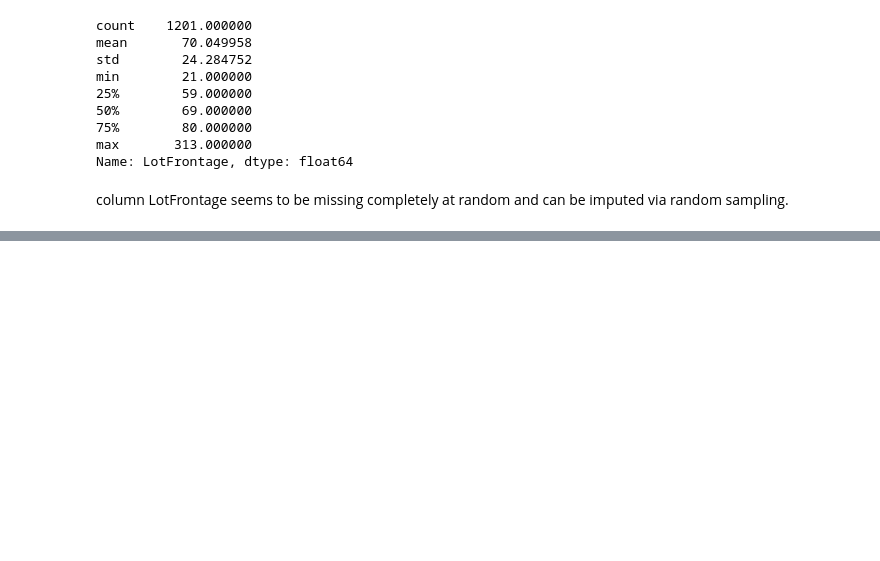
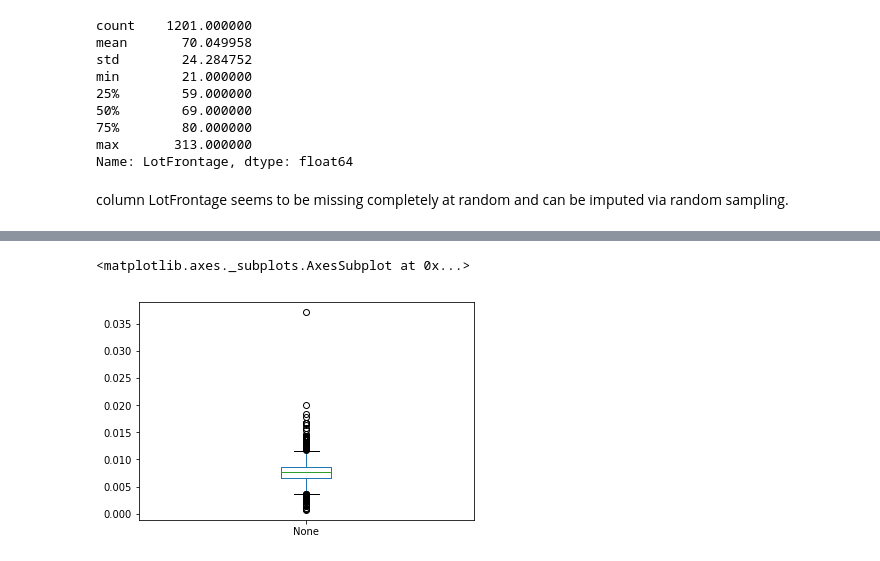
Before and after one commit to jimmy-jing/housing_ml, a Jupyter notebook: jj_first_run.ipynb, the cells around one changed output, grey strips where cells are left out. Drawn from its saved outputs; the diff is of its cells as text; code cells hidden in the pictures; blank space fills up the shorter version.

```diff
--- a/jj_first_run.ipynb
+++ b/jj_first_run.ipynb
@@ -378,0 +835,2 @@ FILE
+# %%
+df.PoolQC[df.PoolQC.isnull()]='NA'
@@ -378,0 +859,2 @@ FILE
+# %%
+df.Fence[df.Fence.isnull()]='NA'
@@ -378,0 +882,2 @@ FILE
+# %%
+df.MiscFeature[df.MiscFeature.isnull()]='NA'
@@ -378,0 +967,3 @@ FILE
+# %%
+check_lot = df.LotFrontage/df.LotArea
+check_lot.describe()
@@ -378,0 +980,5 @@ FILE
+# %%
+check_lot.plot.box()
+# %% [output]
+<matplotlib.axes._subplots.AxesSubplot at 0x...>
+[figure, added]
```
Also changed, not shown: parts of 69 cells of this notebook, 1 other file.
